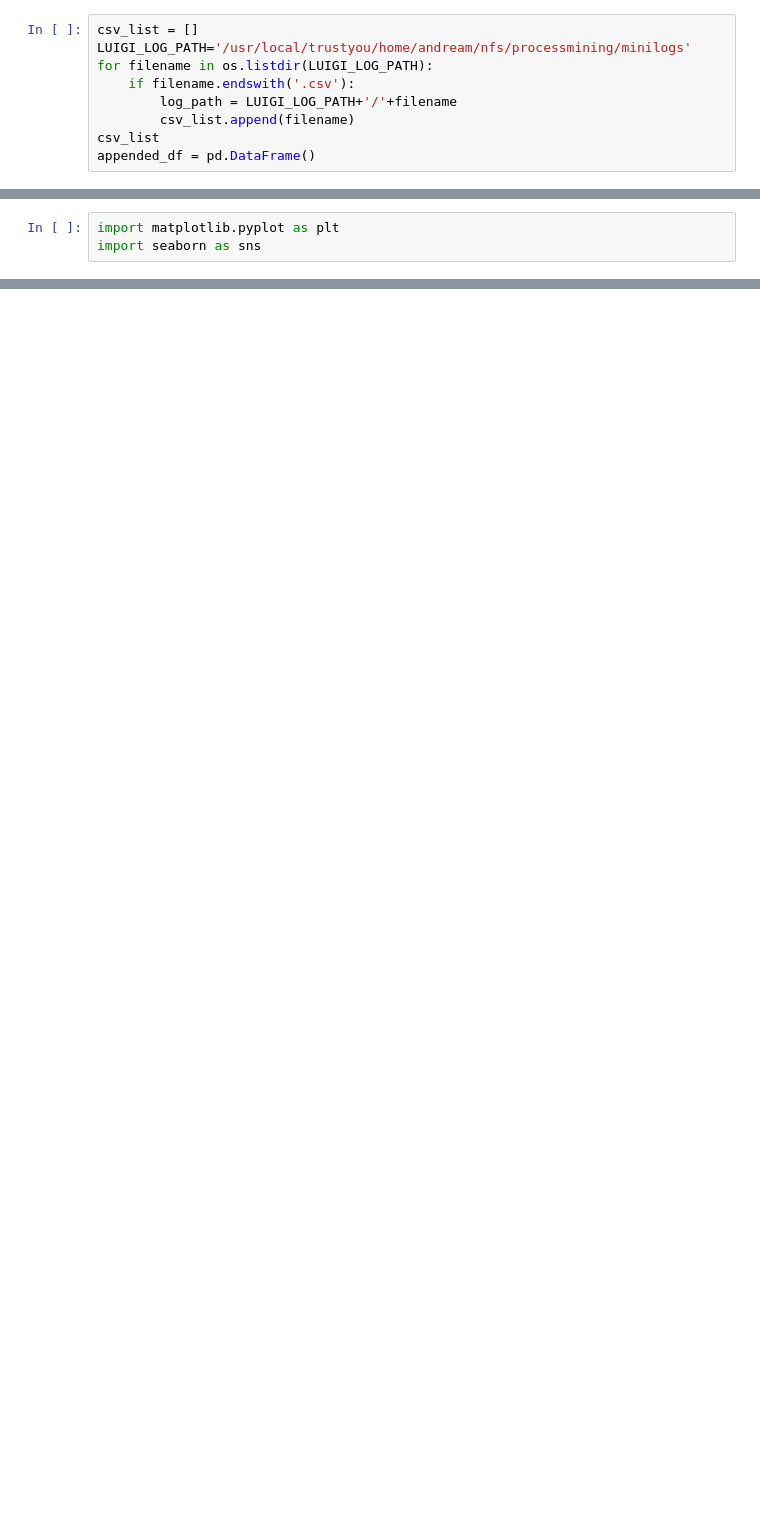
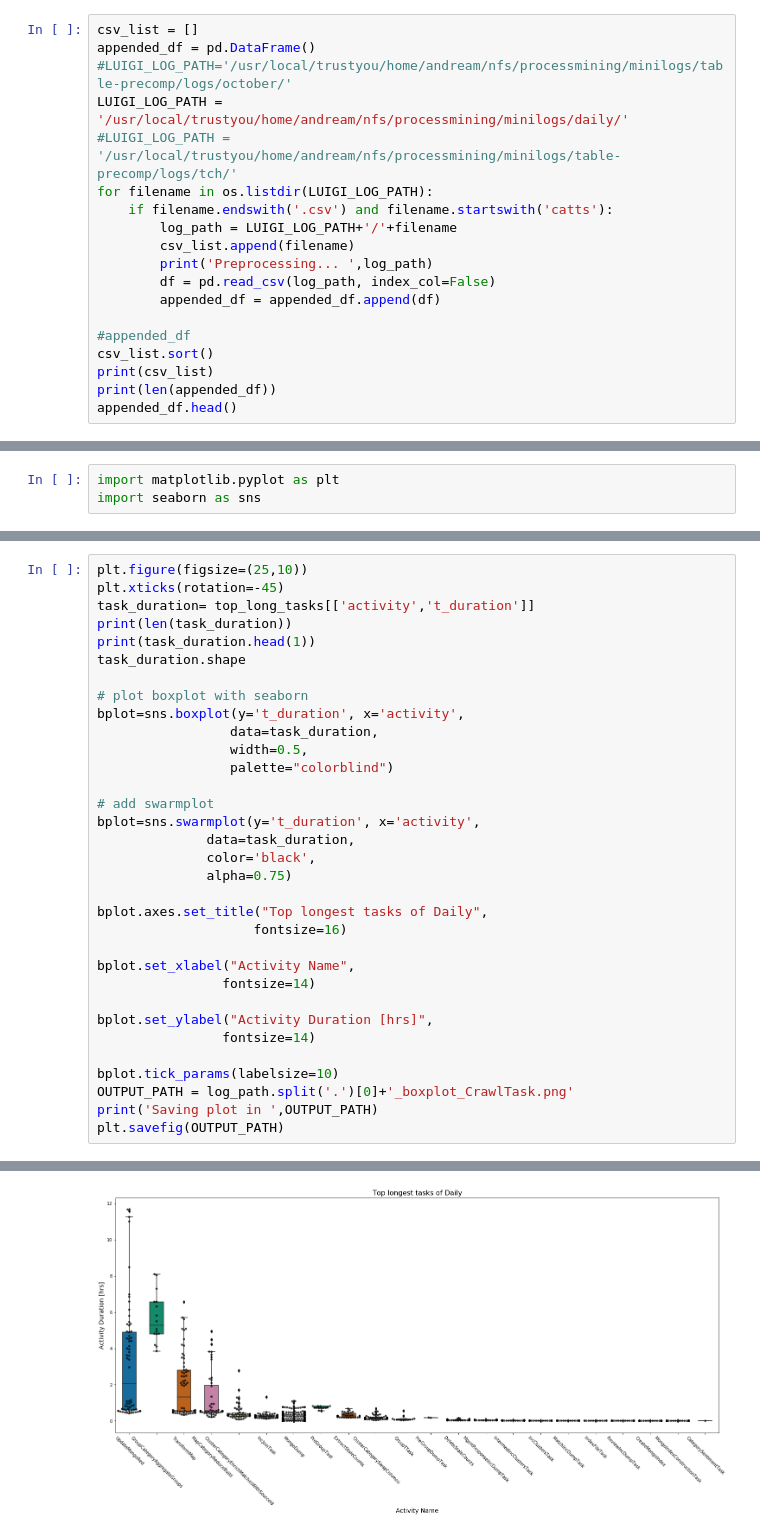
Before and after one commit to andreamalhera/perfSky, a Jupyter notebook: notebooks/boxplot.ipynb, the cells around one changed output, grey strips where cells are left out. Drawn from its saved outputs; the diff is of its cells as text; blank space fills up the shorter version.

```diff
--- a/notebooks/boxplot.ipynb
+++ b/notebooks/boxplot.ipynb
@@ -6,10 +4,20 @@ import numpy as np
 import datetime
 # %%
 csv_list = []
-LUIGI_LOG_PATH='/usr/local/trustyou/home/andream/nfs/processmining/minilogs'
+appended_df = pd.DataFrame()
+#LUIGI_LOG_PATH='/usr/local/trustyou/home/andream/nfs/processmining/minilogs/table-precomp/logs/october/'
+LUIGI_LOG_PATH = '/usr/local/trustyou/home/andream/nfs/processmining/minilogs/daily/'
+#LUIGI_LOG_PATH = '/usr/local/trustyou/home/andream/nfs/processmining/minilogs/table-precomp/logs/tch/'
 for filename in os.listdir(LUIGI_LOG_PATH):
-    if filename.endswith('.csv'):
+    if filename.endswith('.csv') and filename.startswith('catts'):
         log_path = LUIGI_LOG_PATH+'/'+filename
         csv_list.append(filename)
-csv_list
-appended_df = pd.DataFrame()
+        print('Preprocessing... ',log_path)
+        df = pd.read_csv(log_path, index_col=False)
+        appended_df = appended_df.append(df)
+
+#appended_df
+csv_list.sort()
+print(csv_list)
+print(len(appended_df))
+appended_df.head()
@@ -173,0 +141,34 @@ plt.savefig(OUTPUT_PATH)
+# %%
+plt.figure(figsize=(25,10))
+plt.xticks(rotation=-45)
+task_duration= top_long_tasks[['activity','t_duration']]
+print(len(task_duration))
+print(task_duration.head(1))
+task_duration.shape
+
+# plot boxplot with seaborn
+bplot=sns.boxplot(y='t_duration', x='activity',
+                 data=task_duration,
+                 width=0.5,
+                 palette="colorblind")
+
+# add swarmplot
+bplot=sns.swarmplot(y='t_duration', x='activity',
+              data=task_duration,
+              color='black',
+              alpha=0.75)
+
+bplot.axes.set_title("Top longest tasks of Daily",
+                    fontsize=16)
+
+bplot.set_xlabel("Activity Name",
+                fontsize=14)
+
+bplot.set_ylabel("Activity Duration [hrs]",
+                fontsize=14)
+
+bplot.tick_params(labelsize=10)
+OUTPUT_PATH = log_path.split('.')[0]+'_boxplot_CrawlTask.png'
+print('Saving plot in ',OUTPUT_PATH)
+plt.savefig(OUTPUT_PATH)
+# %% [output]
@@ -173,0 +179 @@ plt.savefig(OUTPUT_PATH)
+[figure, added]
```
Also changed, not shown: parts of 16 cells of this notebook, 2 other files.
